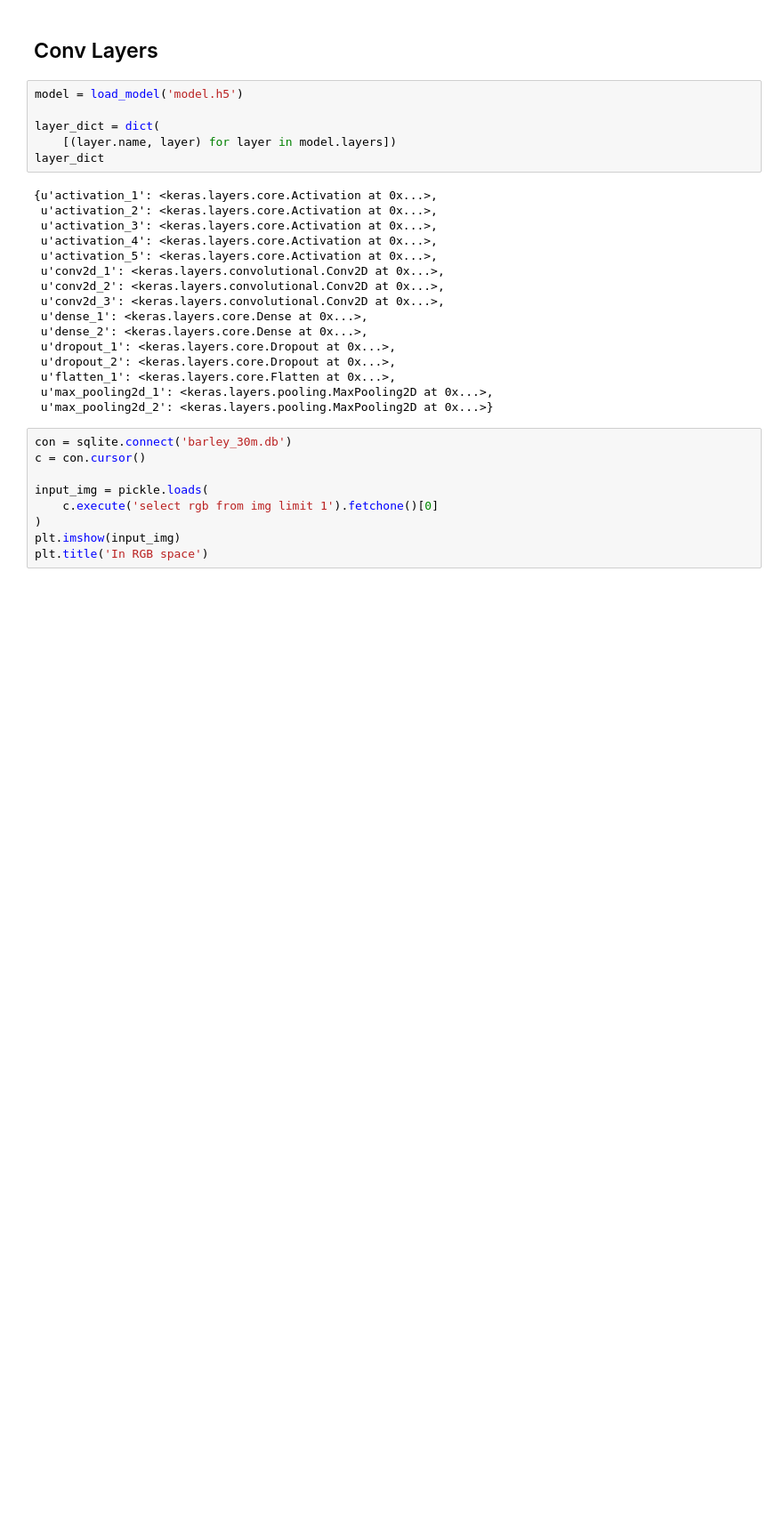
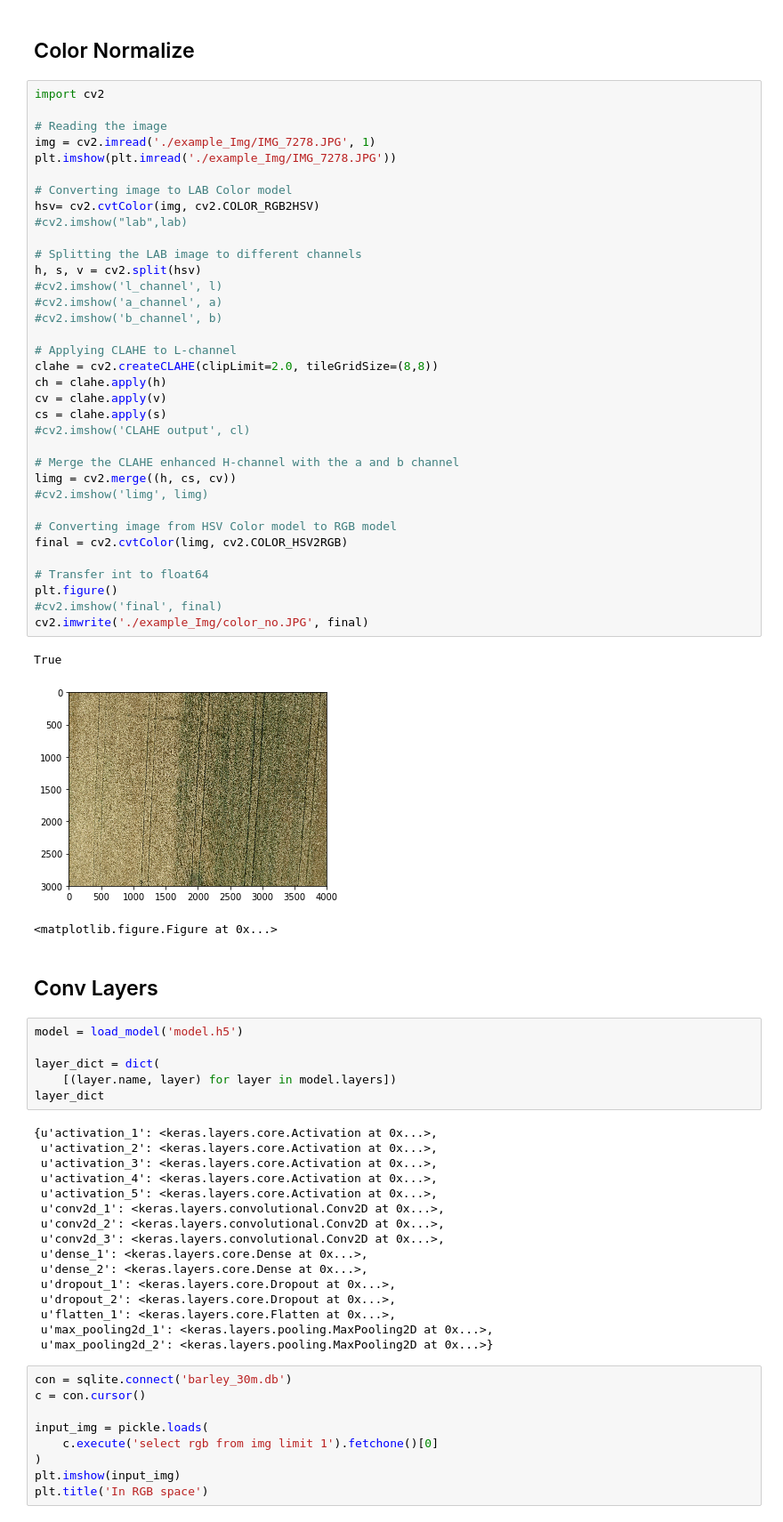
Before and after one commit to jianwu21/weed-recognization, a Jupyter notebook: model_result.ipynb, the cells around one changed output. Shown: that part at 89% size. Saved outputs shown, nothing was run; the diff lists cells and outputs as text; blank space fills up the shorter version.

Commit message:
add color nor

```diff
--- a/model_result.ipynb
+++ b/model_result.ipynb
@@ -11,3 +13,44 @@ import pickle
+# %% [markdown]
+## Color Normalize
+# %%
+import cv2
+
+# Reading the image
+img = cv2.imread('./example_Img/IMG_7278.JPG', 1)
+plt.imshow(plt.imread('./example_Img/IMG_7278.JPG'))
+
+# Converting image to LAB Color model
+hsv= cv2.cvtColor(img, cv2.COLOR_RGB2HSV)
+#cv2.imshow("lab",lab)
+
+# Splitting the LAB image to different channels
+h, s, v = cv2.split(hsv)
+#cv2.imshow('l_channel', l)
+#cv2.imshow('a_channel', a)
+#cv2.imshow('b_channel', b)
+
+# Applying CLAHE to L-channel
+clahe = cv2.createCLAHE(clipLimit=2.0, tileGridSize=(8,8))
+ch = clahe.apply(h)
+cv = clahe.apply(v)
+cs = clahe.apply(s)
+#cv2.imshow('CLAHE output', cl)
+
+# Merge the CLAHE enhanced H-channel with the a and b channel
+limg = cv2.merge((h, cs, cv))
+#cv2.imshow('limg', limg)
+
+# Converting image from HSV Color model to RGB model
+final = cv2.cvtColor(limg, cv2.COLOR_HSV2RGB)
+
+# Transfer int to float64
+plt.figure()
+#cv2.imshow('final', final)
+cv2.imwrite('./example_Img/color_no.JPG', final)
+# %% [output]
+True
+[figure, added]
+<matplotlib.figure.Figure at 0x...>
 # %% [markdown]
 ## Conv Layers
 # %%
```
Also changed, not shown: parts of 3 cells of this notebook.
